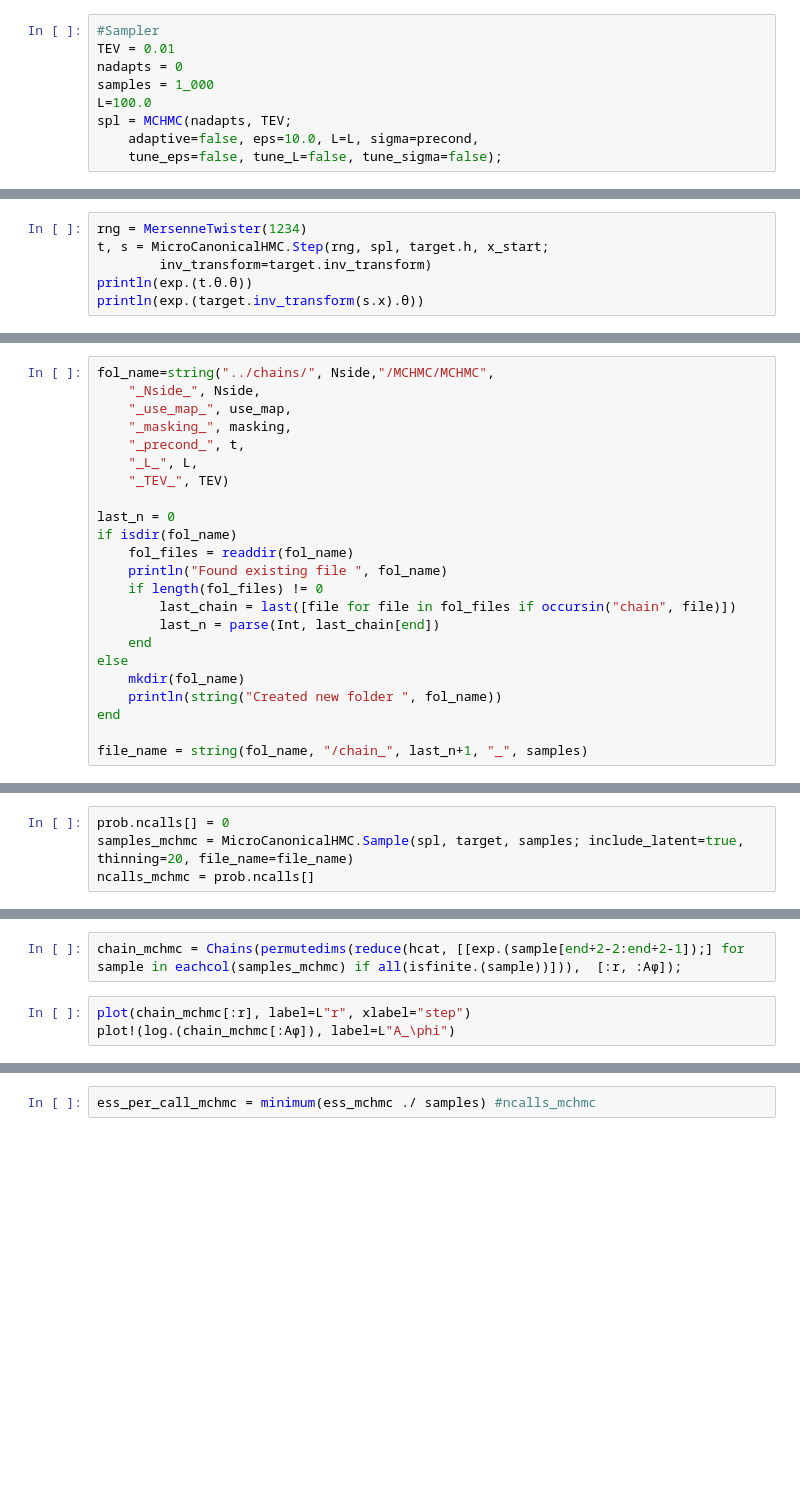
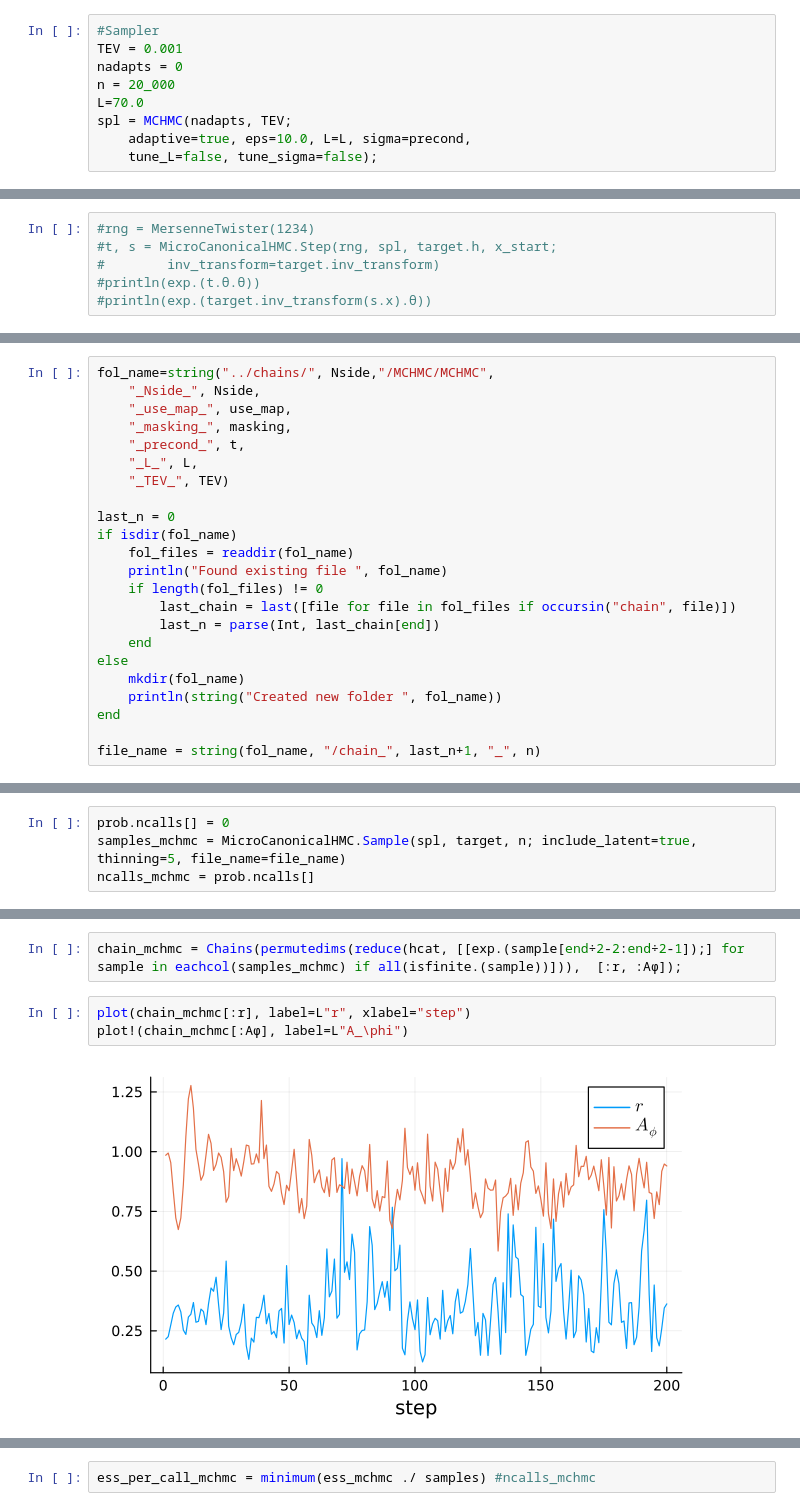
Before and after one commit to JaimeRZP/CMBLensingInferenceTestProblem, a Jupyter notebook: examples/Lab_CMBLens.ipynb, the cells around one changed output, grey strips where cells are left out. Cells and saved outputs as stored; diff of their text form; blank space fills up the shorter version.

```diff
--- a/examples/Lab_CMBLens.ipynb
+++ b/examples/Lab_CMBLens.ipynb
@@ -83,10 +83,10 @@ target = CMBLensingInferenceTestProblem.CMBLensingTarget(prob);
 # %%
 #Sampler
-TEV = 0.01
+TEV = 0.001
 nadapts = 0
-samples = 1_000
-L=100.0
+n = 20_000
+L=70.0
 spl = MCHMC(nadapts, TEV;
-    adaptive=false, eps=10.0, L=L, sigma=precond,
-    tune_eps=false, tune_L=false, tune_sigma=false);
+    adaptive=true, eps=10.0, L=L, sigma=precond,
+    tune_L=false, tune_sigma=false);
 # %%
@@ -98,9 +98,9 @@ println(exp.(x_start.θ))
 (r = 0.2, Aϕ = 1.0)
 (r = 0.020389994095415583, Aϕ = 1.0)
 # %%
-rng = MersenneTwister(1234)
-t, s = MicroCanonicalHMC.Step(rng, spl, target.h, x_start;
-        inv_transform=target.inv_transform)
-println(exp.(t.θ.θ))
-println(exp.(target.inv_transform(s.x).θ))
+#rng = MersenneTwister(1234)
+#t, s = MicroCanonicalHMC.Step(rng, spl, target.h, x_start;
+#        inv_transform=target.inv_transform)
+#println(exp.(t.θ.θ))
+#println(exp.(target.inv_transform(s.x).θ))
 # %% [output]
@@ -160,4 +163,4 @@ else
     println(string("Created new folder ", fol_name))
 end
 
-file_name = string(fol_name, "/chain_", last_n+1, "_", samples)
+file_name = string(fol_name, "/chain_", last_n+1, "_", n)
@@ -164,4 +170,4 @@ file_name = string(fol_name, "/chain_", last_n+1, "_", samples)
 # %%
 prob.ncalls[] = 0
-samples_mchmc = MicroCanonicalHMC.Sample(spl, target, samples; include_latent=true, thinning=20, file_name=file_name)
+samples_mchmc = MicroCanonicalHMC.Sample(spl, target, n; include_latent=true, thinning=5, file_name=file_name)
 ncalls_mchmc = prob.ncalls[]
@@ -169,7 +178,9 @@ ncalls_mchmc = prob.ncalls[]
 chain_mchmc = Chains(permutedims(reduce(hcat, [[exp.(sample[end÷2-2:end÷2-1]);] for sample in eachcol(samples_mchmc) if all(isfinite.(sample))])),  [:r, :Aϕ]);
 # %%
 plot(chain_mchmc[:r], label=L"r", xlabel="step")
-plot!(log.(chain_mchmc[:Aϕ]), label=L"A_\phi")
+plot!(chain_mchmc[:Aϕ], label=L"A_\phi")
+# %% [output]
+[figure, added]
 # %%
 histogram2d(chain_mchmc[:r], chain_mchmc[:Aϕ], bins=(40, 20), show_empty_bins=true,
     normalize=:pdf, color=:plasma)
```
Also changed, not shown: parts of 12 cells of this notebook, 1 other file.
